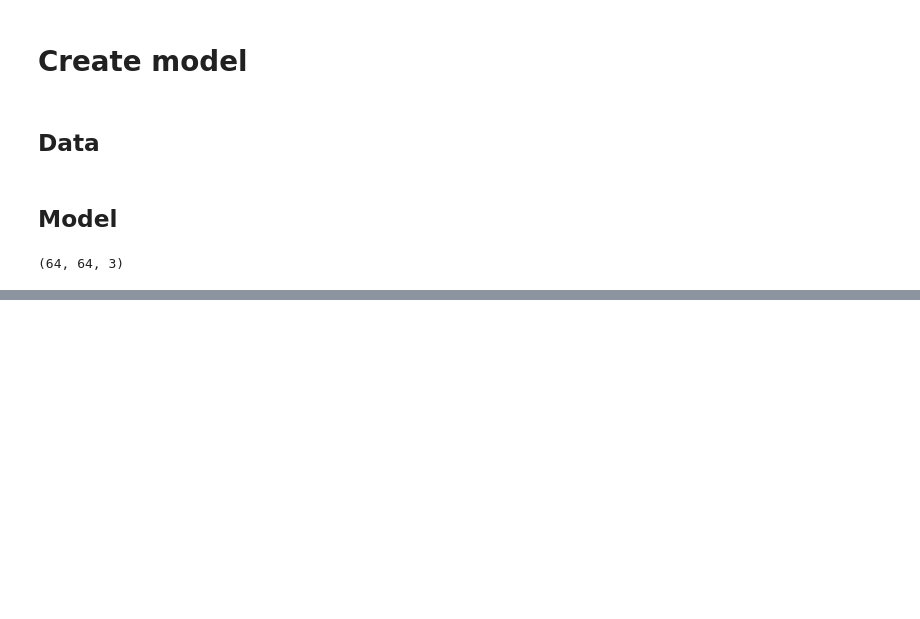
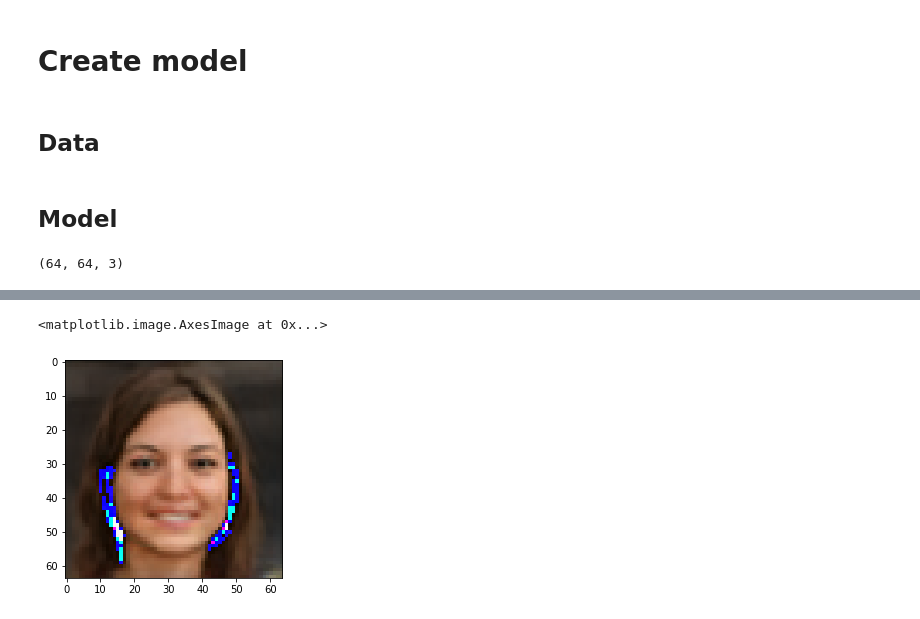
Before and after one commit to christophelanson/icangetyoursmile, a Jupyter notebook: notebooks/christophelanson/tensorflow data dataset test.ipynb, the cells around one changed output, grey strips where cells are left out. Drawn from its saved outputs; the diff is of its cells as text; code cells hidden in the pictures; blank space fills up the shorter version.

```diff
--- a/notebooks/christophelanson/tensorflow data dataset test.ipynb
+++ b/notebooks/christophelanson/tensorflow data dataset test.ipynb
@@ -172,0 +181,5 @@ plot_results(X_visu, y_pred);
+# %%
+plt.imshow(image_log[100][3])
+# %% [output]
+<matplotlib.image.AxesImage at 0x...>
+[figure, added]
```
Also changed, not shown: parts of 10 cells of this notebook, 8 other files.
